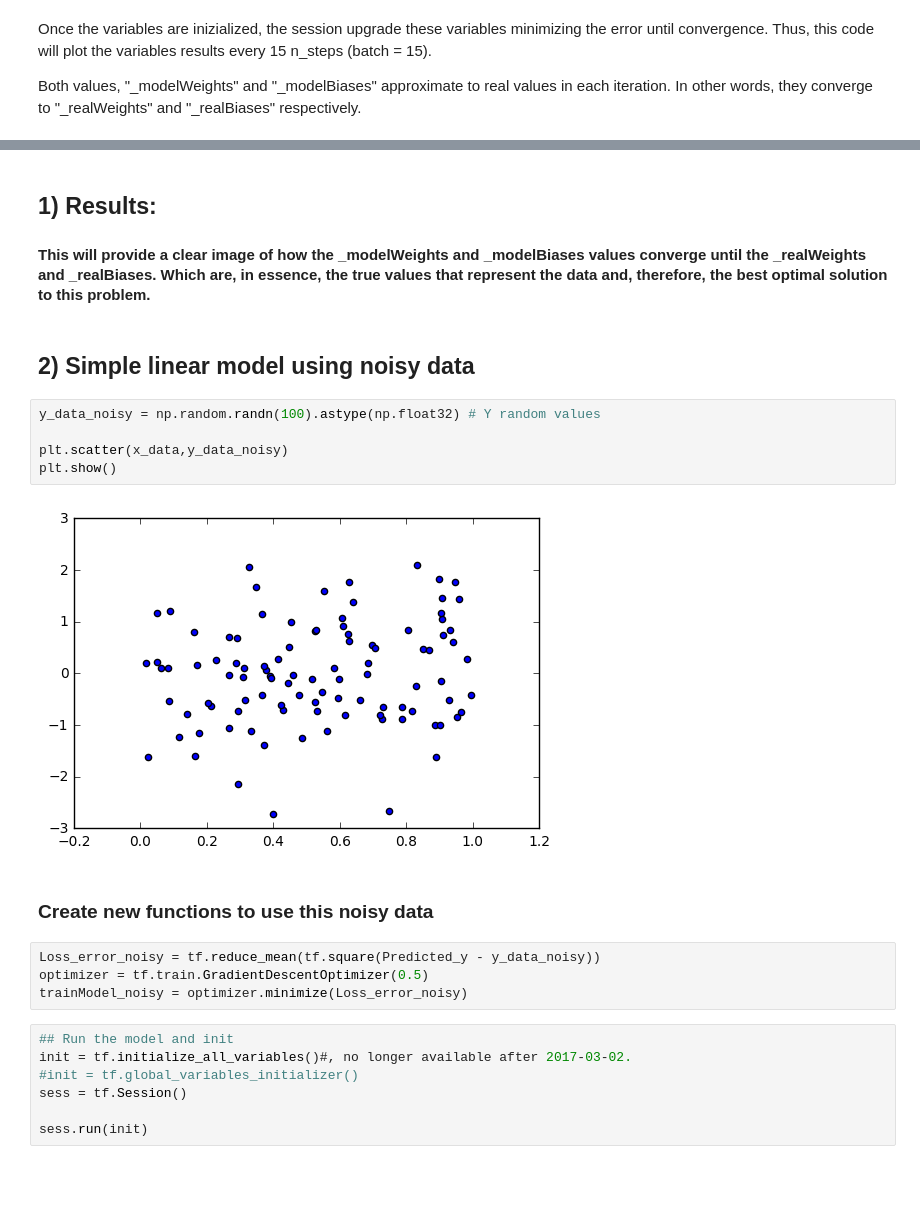
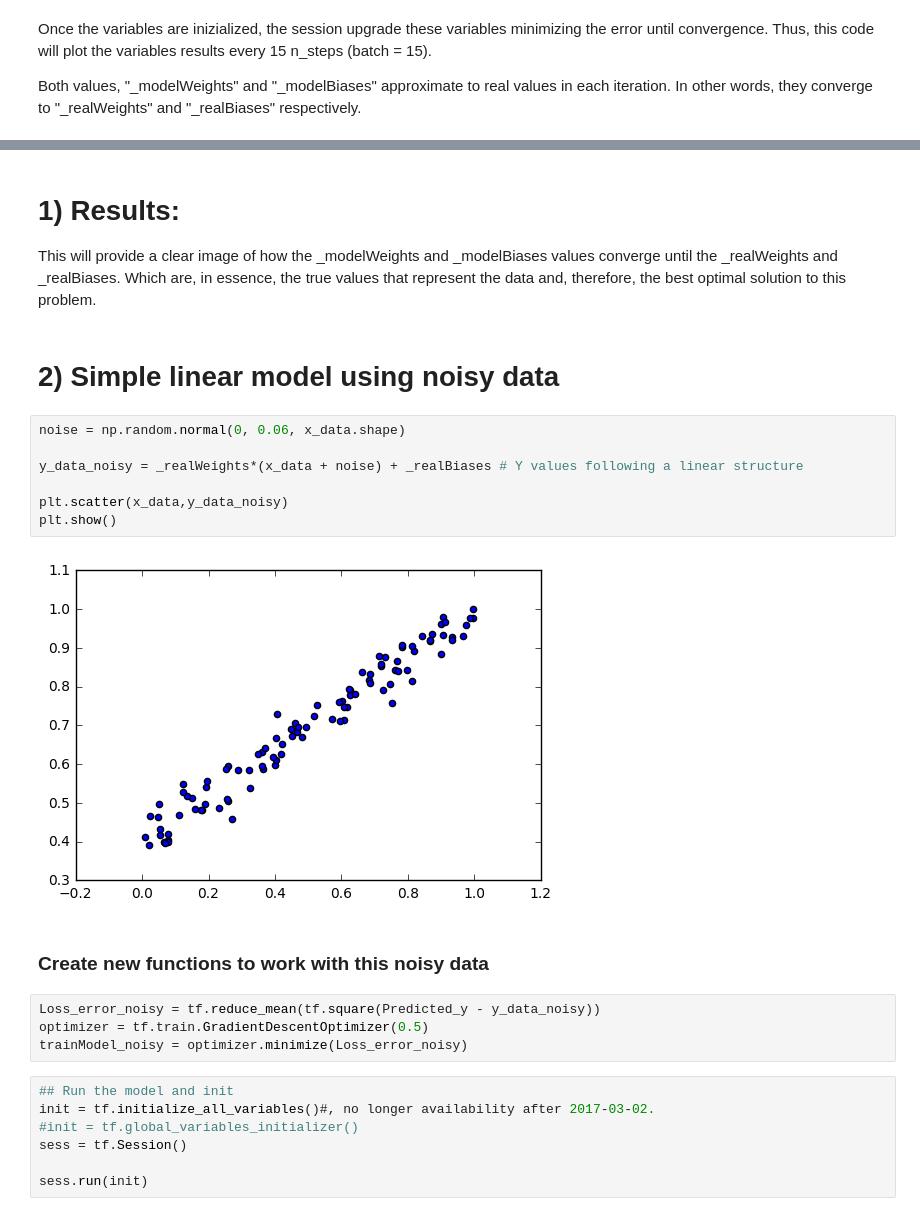
Before and after one commit to AlberErre/LinearModel_tensorflow, a Jupyter notebook: Linearmodel_experiments_01.ipynb, the cells around one changed output, grey strips where cells are left out. Drawn from its saved outputs; the diff is of its cells as text; blank space fills up the shorter version.

```diff
--- a/Linearmodel_experiments_01.ipynb
+++ b/Linearmodel_experiments_01.ipynb
@@ -75,25 +75,27 @@ Observation: 105 Model Weights [ 0.59904814] Model Biases: [ 0.40053758] Real We
 # %% [markdown]
-## 1) Results:
+# 1) Results:
 
-#### This will provide a clear image of how the _modelWeights and _modelBiases values converge until the _realWeights and _realBiases. Which are, in essence, the true values that represent the data and, therefore, the best optimal solution to this problem.
+This will provide a clear image of how the _modelWeights and _modelBiases values converge until the _realWeights and _realBiases. Which are, in essence, the true values that represent the data and, therefore, the best optimal solution to this problem.
 # %% [markdown]
-## 2) Simple linear model using noisy data
+# 2) Simple linear model using noisy data
 # %%
-y_data_noisy = np.random.randn(100).astype(np.float32) # Y random values
+noise = np.random.normal(0, 0.06, x_data.shape)
+
+y_data_noisy = _realWeights*(x_data + noise) + _realBiases # Y values following a linear structure
 
 plt.scatter(x_data,y_data_noisy)
 plt.show()
 # %% [output]
-[figure, old version]
+[figure, new version]
 # %% [markdown]
-### Create new functions to use this noisy data
+### Create new functions to work with this noisy data
 # %%
 Loss_error_noisy = tf.reduce_mean(tf.square(Predicted_y - y_data_noisy))
 optimizer = tf.train.GradientDescentOptimizer(0.5)
 trainModel_noisy = optimizer.minimize(Loss_error_noisy)
 # %%
 ## Run the model and init
-init = tf.initialize_all_variables()#, no longer available after 2017-03-02.
+init = tf.initialize_all_variables()#, no longer availability after 2017-03-02.
 #init = tf.global_variables_initializer()
 sess = tf.Session()
 
```
Also changed, not shown: parts of 11 cells of this notebook, 2 other files.
